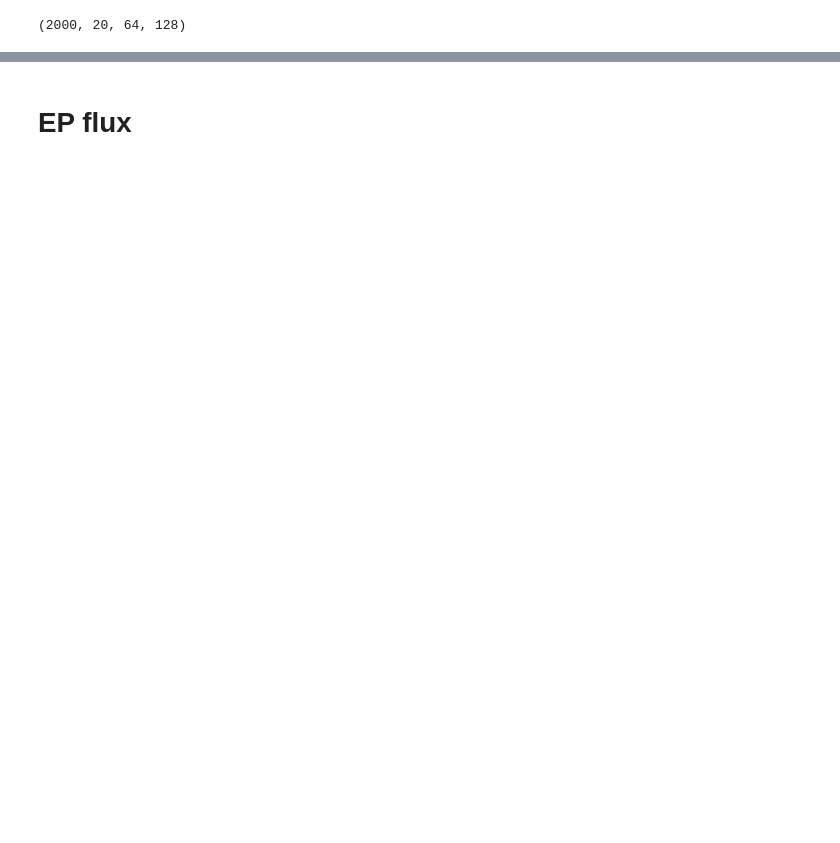
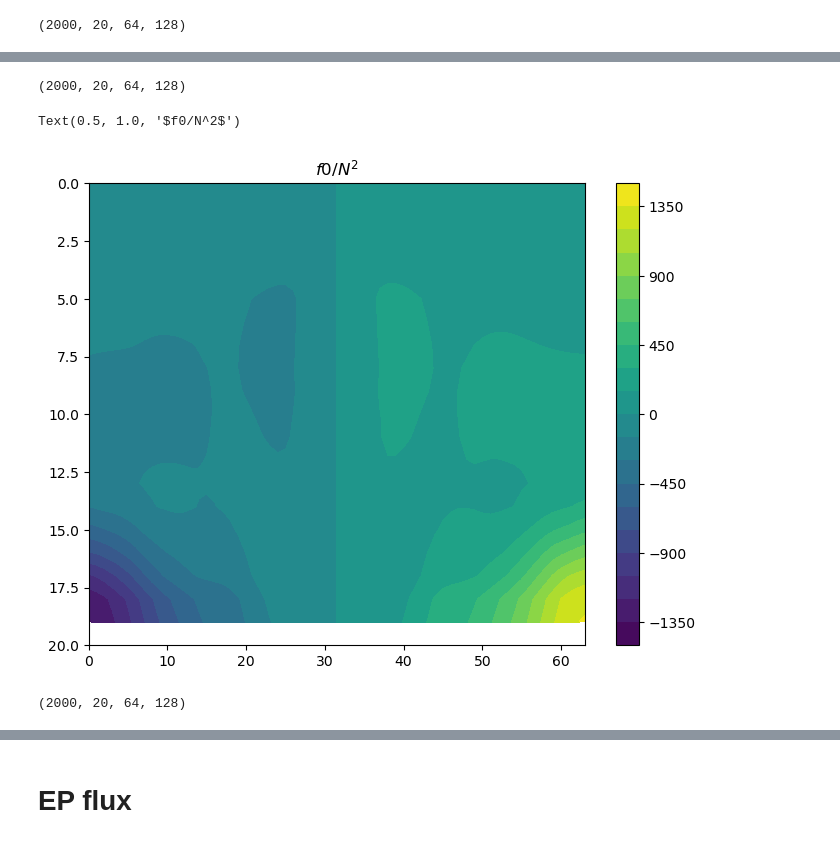
Before and after one commit to PeterChang1023/Moist_Dycore, a Jupyter notebook: EP_flux.ipynb, the cells around one changed output, grey strips where cells are left out. Saved outputs shown, nothing was run; the diff lists cells and outputs as text; code cells hidden in the pictures; blank space fills up the shorter version.

```diff
--- a/EP_flux.ipynb
+++ b/EP_flux.ipynb
@@ -851,0 +894,18 @@ Text(0.5, 1.0, '$N^2$')
+# %%
+ehf_mean.shape
+# %% [output]
+(2000, 20, 64, 128)
+# %%
+fig, ax = plt.subplots(dpi=100., figsize=(8,6))
+plt.contourf((ratio).mean(axis=(0,3)) , levels=21)
+plt.colorbar()
+plt.ylim([20,0])
+plt.title("$f0/N^2$")
+# %% [output]
+Text(0.5, 1.0, '$f0/N^2$')
+[figure, added]
+# %%
+test = ratio * ehf_mean.mean(axis=3, keepdims=True)
+print(test.shape)
+# %% [output]
+(2000, 20, 64, 128)
```
Also changed, not shown: parts of 17 cells of this notebook.
